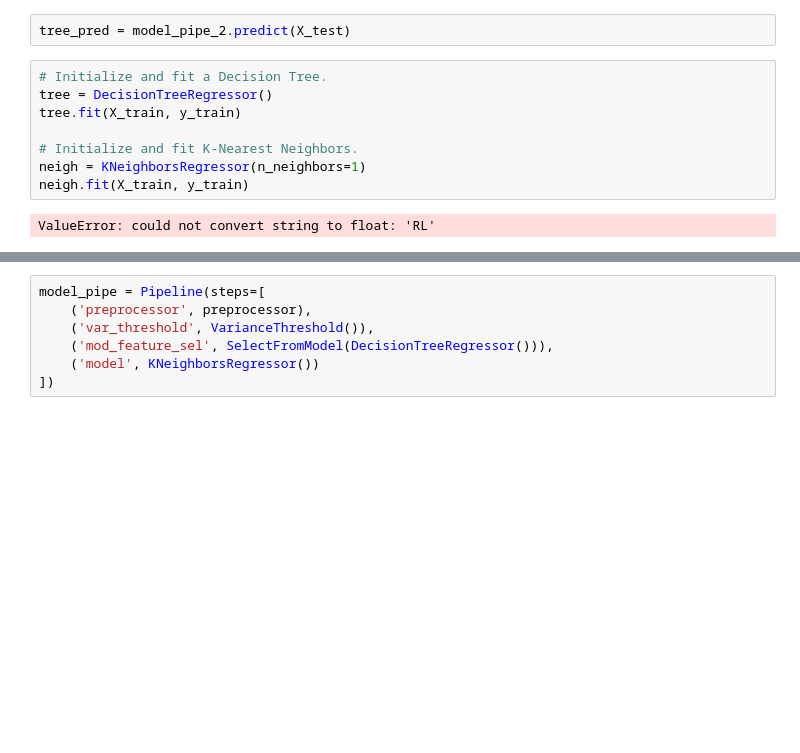
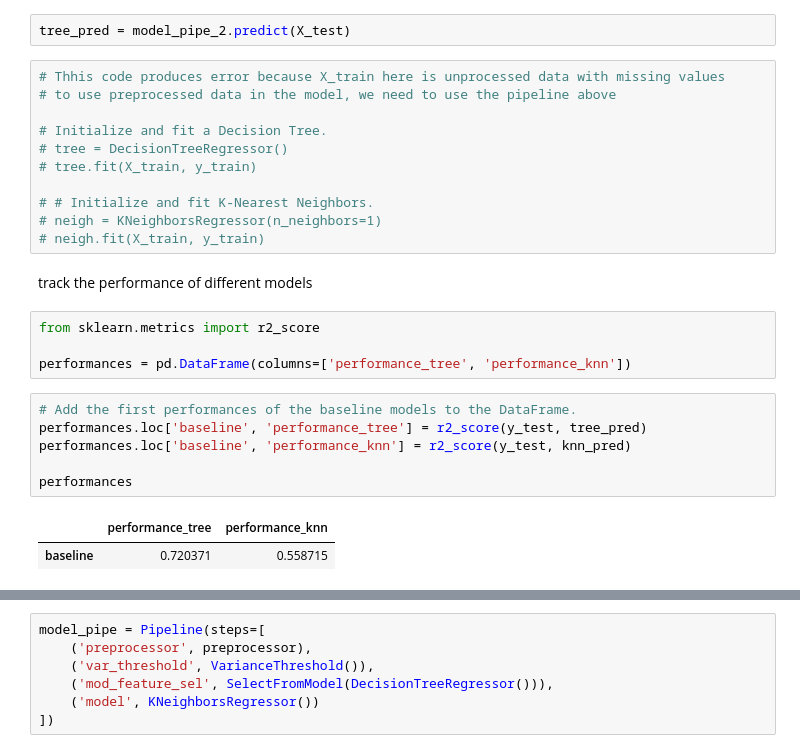
Before and after one commit to Joldon/housing_prices_ML, a Jupyter notebook: housing_prices_feature_selection.ipynb, the cells around one changed output, grey strips where cells are left out. Saved outputs shown, nothing was run; the diff lists cells and outputs as text; blank space fills up the shorter version.

```diff
--- a/housing_prices_feature_selection.ipynb
+++ b/housing_prices_feature_selection.ipynb
@@ -127,12 +153,28 @@ Pipeline(steps=[('preprocessor',
 # %%
 tree_pred = model_pipe_2.predict(X_test)
 # %%
+# Thhis code produces error because X_train here is unprocessed data with missing values
+# to use preprocessed data in the model, we need to use the pipeline above
+
 # Initialize and fit a Decision Tree.
-tree = DecisionTreeRegressor()
-tree.fit(X_train, y_train)
+# tree = DecisionTreeRegressor()
+# tree.fit(X_train, y_train)
 
-# Initialize and fit K-Nearest Neighbors.
-neigh = KNeighborsRegressor(n_neighbors=1)
-neigh.fit(X_train, y_train)
+# # Initialize and fit K-Nearest Neighbors.
+# neigh = KNeighborsRegressor(n_neighbors=1)
+# neigh.fit(X_train, y_train)
-# %% [output]
-ValueError: could not convert string to float: 'RL'
+# %% [markdown]
+track the performance of different models
+# %%
+from sklearn.metrics import r2_score
+
+performances = pd.DataFrame(columns=['performance_tree', 'performance_knn'])
+# %%
+# Add the first performances of the baseline models to the DataFrame.
+performances.loc['baseline', 'performance_tree'] = r2_score(y_test, tree_pred)
+performances.loc['baseline', 'performance_knn'] = r2_score(y_test, knn_pred)
+
+performances
+# %% [output]
+|  | performance_tree | performance_knn |
+| baseline | 0.720371 | 0.558715 |
```
Also changed, not shown: parts of 18 cells of this notebook.
